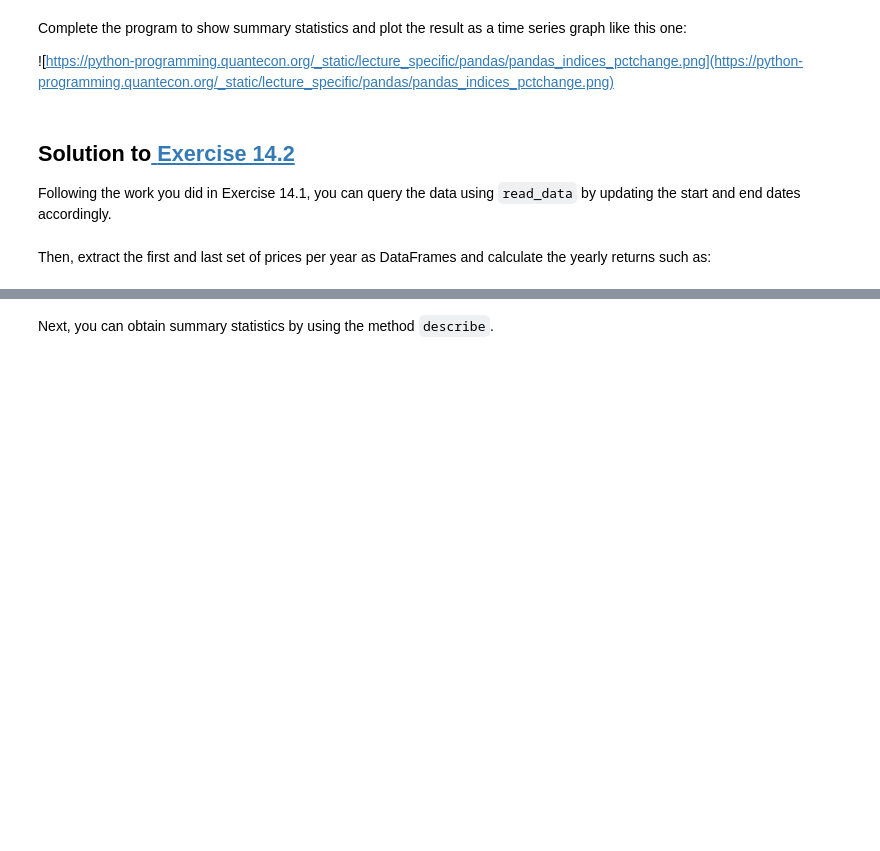
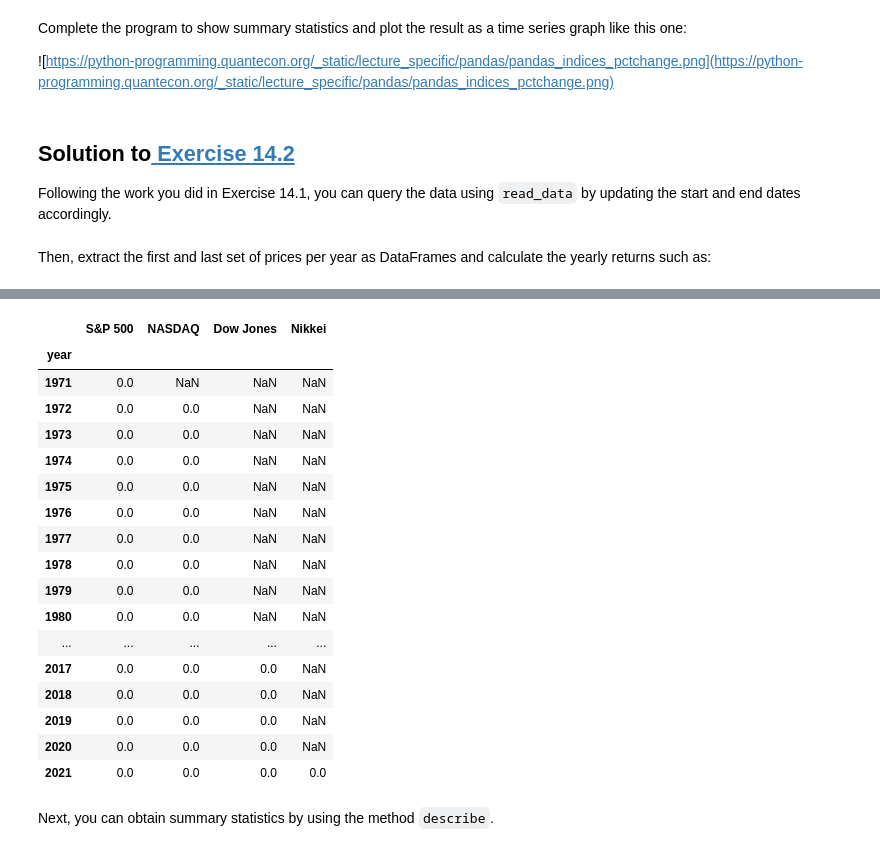
Before and after one commit to zyh-pku/Quant_Pandas, a Jupyter notebook: pandas.ipynb, the cells around one changed output, grey strips where cells are left out. Drawn from its saved outputs; the diff is of its cells as text; code cells hidden in the pictures; blank space fills up the shorter version.

Commit message:
fix: rename the 9 files by orders and finished exercise of first 2

```diff
--- a/pandas.ipynb
+++ b/pandas.ipynb
@@ -848,0 +880,3 @@ Then, extract the first and last set of prices per year as DataFrames and calcul
+# %%
+indices_data['year'] = indices_data.index.year
+indices_data
@@ -849 +901,5 @@ Then, extract the first and last set of prices per year as DataFrames and calcul
+# %%
+# my simpler solutions:
+my_result = indices_data.groupby('year').agg(lambda x: (x.iloc[-1]-x.iloc[0])/x.iloc[0]) # x.loc[x.last_valid_index()] - x.loc[x.first_valid_index()]
+my_result.columns = ['S&P 500', 'NASDAQ', 'Dow Jones', 'Nikkei']
 # %%
@@ -859,3 +934,25 @@ yearly_returns
+# %%
+# check our solutions are the same:
+my_result - yearly_returns
+# %% [output]
+|  | S&P 500 | NASDAQ | Dow Jones | Nikkei |
+| year |  |  |  |  |
+| 1971 | 0.0 | NaN | NaN | NaN |
+| 1972 | 0.0 | 0.0 | NaN | NaN |
+| 1973 | 0.0 | 0.0 | NaN | NaN |
+| 1974 | 0.0 | 0.0 | NaN | NaN |
+| 1975 | 0.0 | 0.0 | NaN | NaN |
+| 1976 | 0.0 | 0.0 | NaN | NaN |
+| 1977 | 0.0 | 0.0 | NaN | NaN |
+| 1978 | 0.0 | 0.0 | NaN | NaN |
+| 1979 | 0.0 | 0.0 | NaN | NaN |
+| 1980 | 0.0 | 0.0 | NaN | NaN |
+| ... | ... | ... | ... | ... |
+| 2017 | 0.0 | 0.0 | 0.0 | NaN |
+| 2018 | 0.0 | 0.0 | 0.0 | NaN |
+| 2019 | 0.0 | 0.0 | 0.0 | NaN |
+| 2020 | 0.0 | 0.0 | 0.0 | NaN |
+| 2021 | 0.0 | 0.0 | 0.0 | 0.0 |
 # %% [markdown]
 Next, you can obtain summary statistics by using the method `describe`.
 # %%
```
Also changed, not shown: parts of 8 cells of this notebook, 2 other files.
